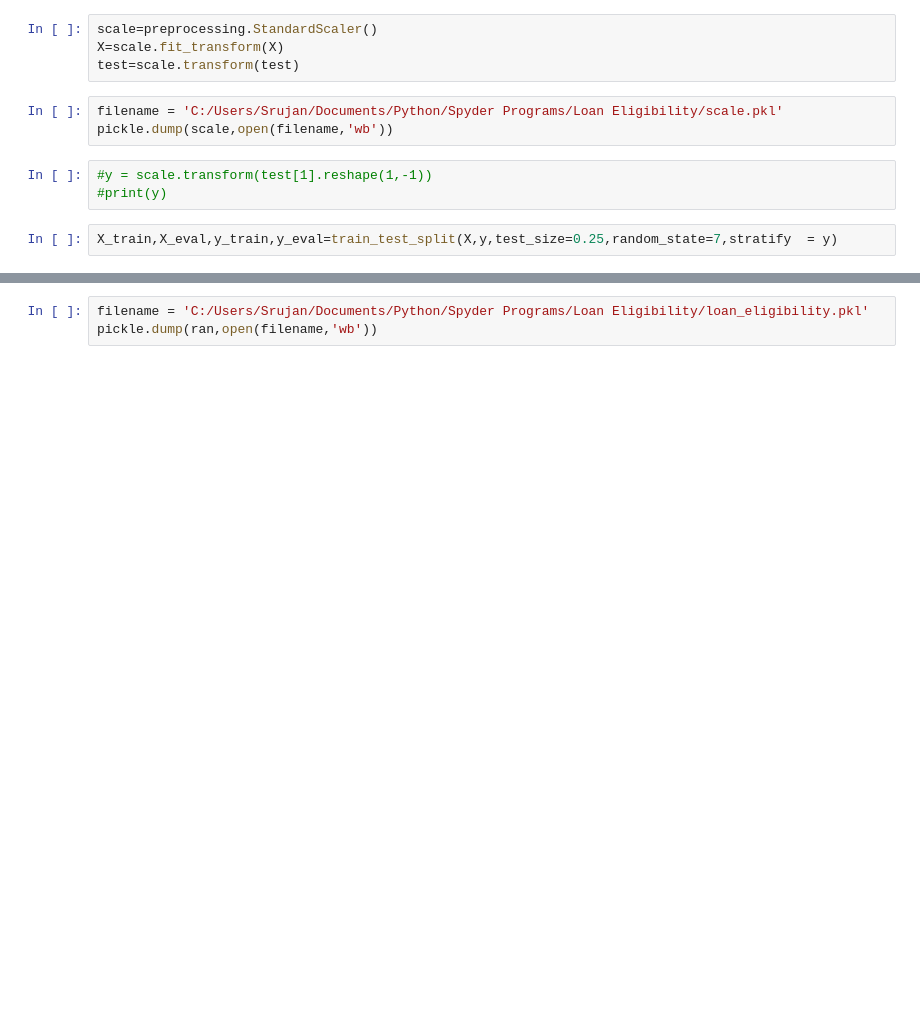
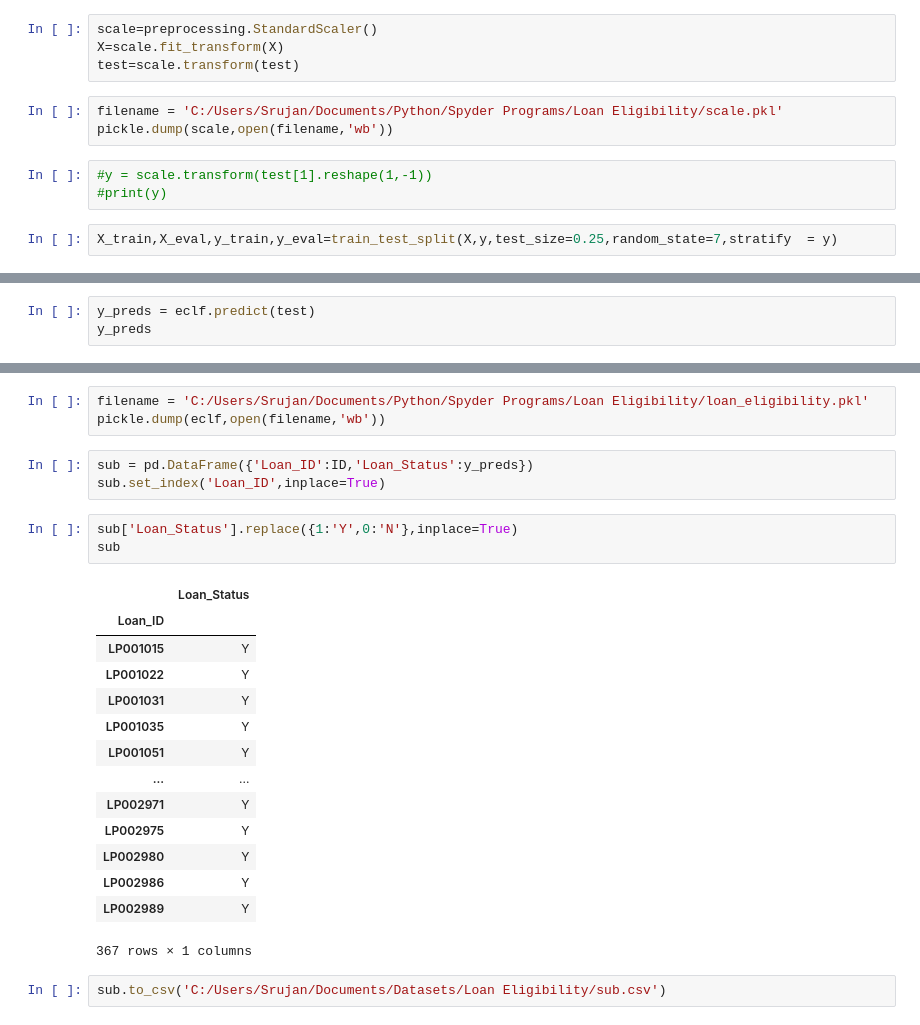
Before and after one commit to krishnasrujan/Loan-Eligibility-Prediction-with-deployment, a Jupyter notebook: Code/Data Cleaning.ipynb, the cells around one changed output, grey strips where cells are left out. Saved outputs shown, nothing was run; the diff lists cells and outputs as text; blank space fills up the shorter version.

```diff
--- a/Loan Eligibility.ipynb
+++ b/Code/Data Cleaning.ipynb
@@ -563,0 +445,3 @@ plt.show()
+# %%
+y_preds = eclf.predict(test)
+y_preds
@@ -564,3 +466,26 @@ plt.show()
 # %%
 filename = 'C:/Users/Srujan/Documents/Python/Spyder Programs/Loan Eligibility/loan_eligibility.pkl'
-pickle.dump(ran,open(filename,'wb'))
+pickle.dump(eclf,open(filename,'wb'))
+# %%
+sub = pd.DataFrame({'Loan_ID':ID,'Loan_Status':y_preds})
+sub.set_index('Loan_ID',inplace=True)
+# %%
+sub['Loan_Status'].replace({1:'Y',0:'N'},inplace=True)
+sub
+# %% [output]
+|  | Loan_Status |
+| Loan_ID |  |
+| LP001015 | Y |
+| LP001022 | Y |
+| LP001031 | Y |
+| LP001035 | Y |
+| LP001051 | Y |
+| ... | ... |
+| LP002971 | Y |
+| LP002975 | Y |
+| LP002980 | Y |
+| LP002986 | Y |
+| LP002989 | Y |
+367 rows × 1 columns
+# %%
+sub.to_csv('C:/Users/Srujan/Documents/Datasets/Loan Eligibility/sub.csv')
```
Also changed, not shown: parts of 32 cells of this notebook, 1 other file.
